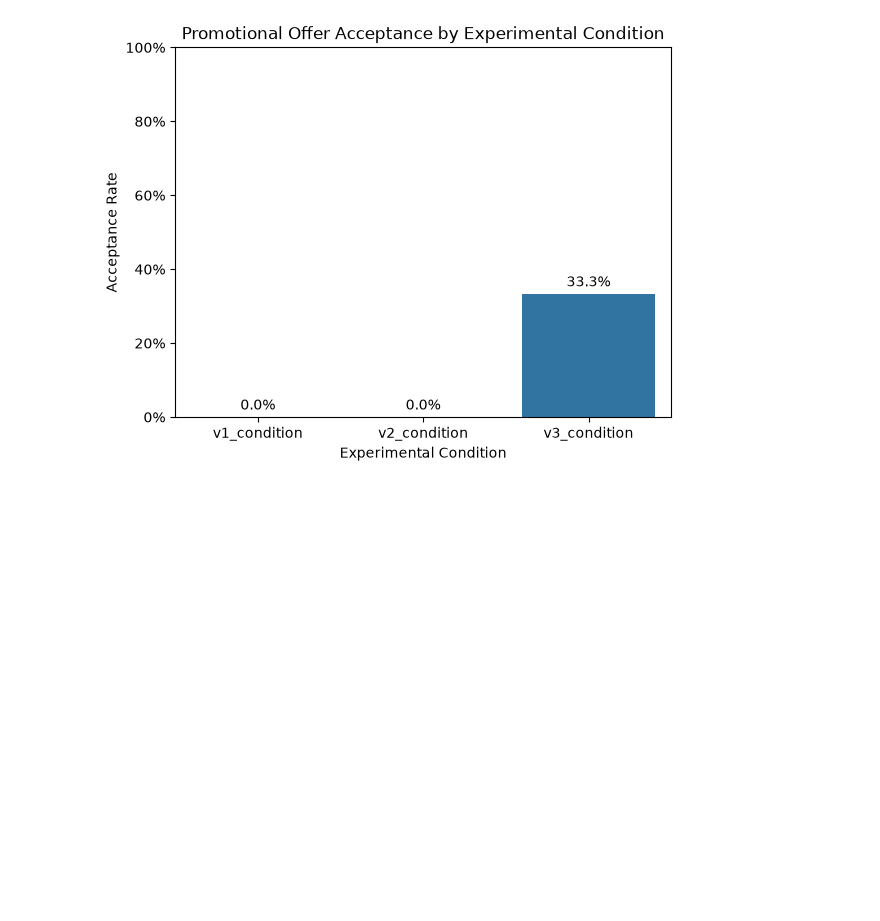
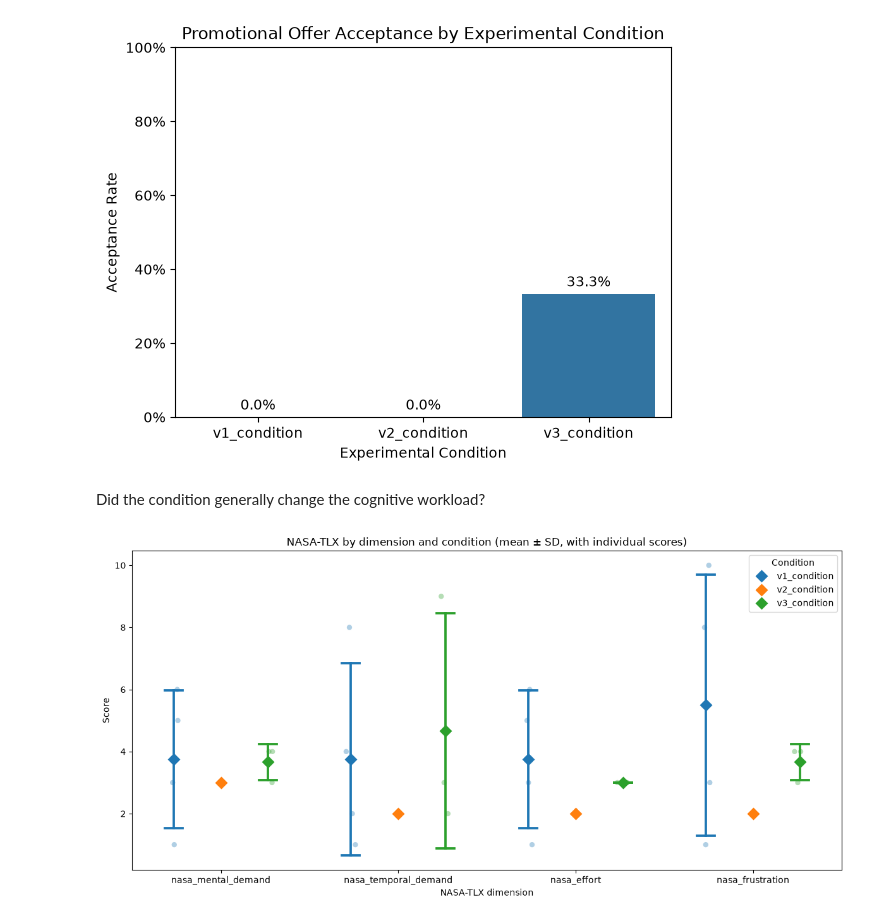
Before and after one commit to alessiozzodemarcozzo/I2202-DeciptivePatterns, a Jupyter notebook: Deciptive_Design_Analysis/deceptive_design_analisys.ipynb, the cells around one changed output. Cells and saved outputs as stored; diff of their text form; code cells hidden in the pictures; blank space fills up the shorter version.

Commit message:
lots of changes:  - Added temporal demand analysis  - minor fixes  - added dimension score analysis  - maybe something more added :/

```diff
--- a/Deciptive_Design_Analysis/deceptive_design_analisys.ipynb
+++ b/Deciptive_Design_Analysis/deceptive_design_analisys.ipynb
@@ -243,3 +244,39 @@ plt.ylim(0, 1)
 plt.show()
 # %% [output]
 [figure]
+# %% [markdown]
+Did the condition generally change the cognitive workload?
+# %%
+plt.figure(figsize=(12, 6))
+
+dimensions = ["nasa_mental_demand", "nasa_temporal_demand", "nasa_effort", "nasa_frustration"]
+
+df = quantitative_data.melt(
+    id_vars="condition",
+    value_vars=dimensions,
+    var_name="dimension",
+    value_name="score",
+)
+
+# Raw data points (one dot per participant)
+sns.stripplot(
+    data=df, x="dimension", y="score", hue="condition",
+    dodge=True, alpha=0.35, size=6, legend=False,
+)
+
+# Mean +/- SD on top
+sns.pointplot(
+    data=df, x="dimension", y="score", hue="condition",
+    dodge=0.533,            # matches the stripplot spacing for 3 conditions
+    linestyle="none", markers="D", markersize=8,
+    errorbar="sd", capsize=0.1,
+)
+
+plt.xlabel("NASA-TLX dimension")
+plt.ylabel("Score")
+plt.title("NASA-TLX by dimension and condition (mean ± SD, with individual scores)")
+plt.legend(title="Condition")
+plt.tight_layout()
+plt.show()
+# %% [output]
+[figure, added]
```
Also changed, not shown: parts of 15 cells of this notebook.
